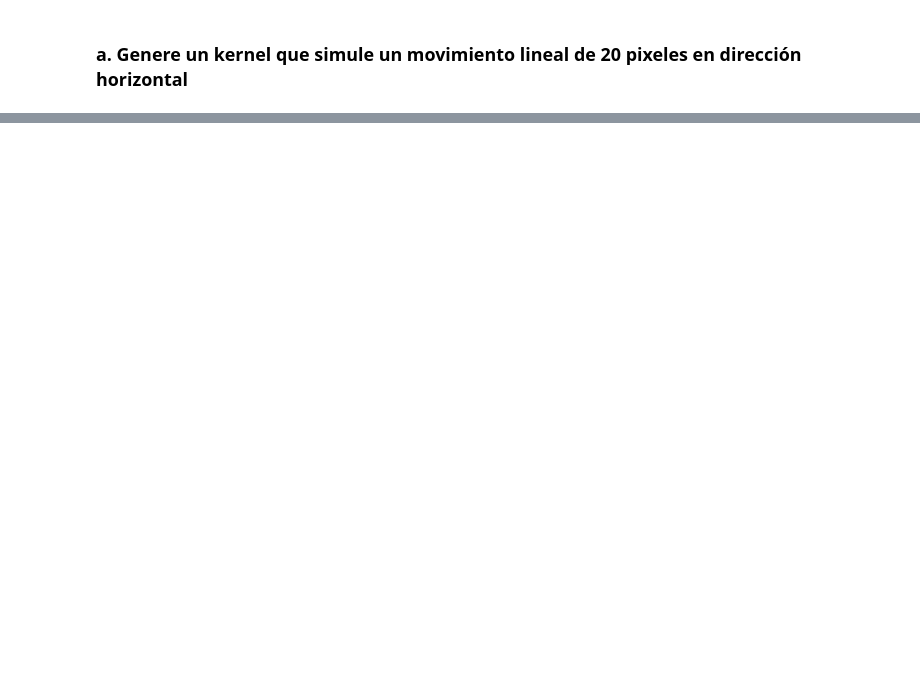
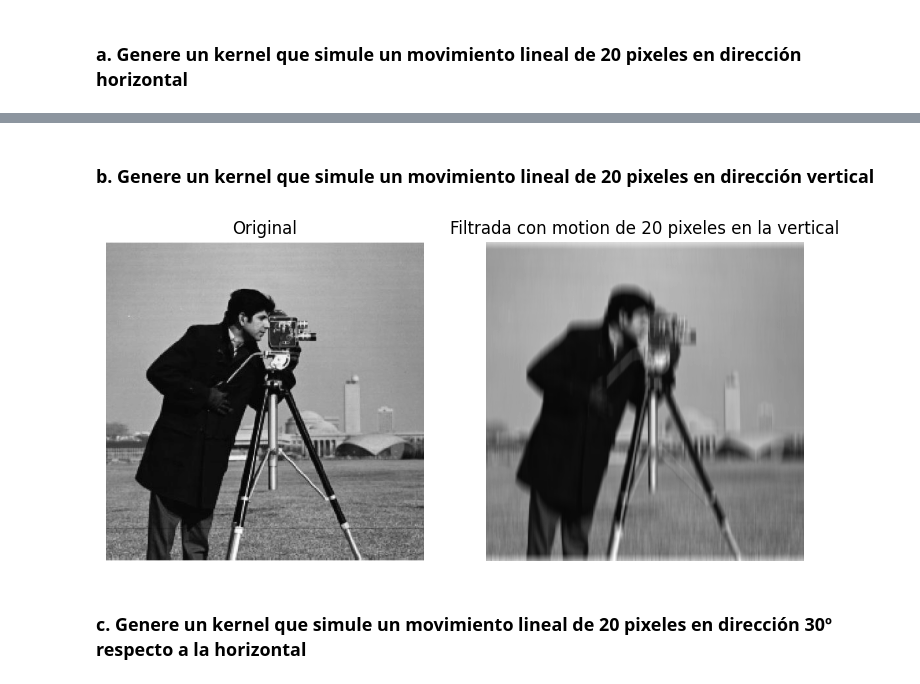
Before and after one commit to BubuDavid/Fundamentos-de-Procesamiento-Digital-de-Imagenes, a Jupyter notebook: tareas/tarea7/Tarea7_Code.ipynb, the cells around one changed output, grey strips where cells are left out. Drawn from its saved outputs; the diff is of its cells as text; code cells hidden in the pictures; blank space fills up the shorter version.

```diff
--- a/tareas/tarea7/Tarea7_Code.ipynb
+++ b/tareas/tarea7/Tarea7_Code.ipynb
@@ -470,0 +499,18 @@ Imagen de dimensiones: (490, 487), con un total de 238630 pixeles
+# %% [markdown]
+### b. Genere un kernel que simule un movimiento lineal de 20 pixeles en dirección vertical
+# %%
+# Generando el kernel
+k2 = fspecial_motion(20, 90)
+# %%
+# Bordes rellenados de 0 # nearest = replicate
+motion2 = correlate(camera, k2, mode = "nearest")
+show_imgs_row(
+    [camera, motion2],
+     is_gray = True,
+     size = (9, 9),
+     titles = ["Original", "Filtrada con motion de 20 pixeles en la vertical"]
+)
+# %% [output]
+[figure, added]
+# %% [markdown]
+### c. Genere un kernel que simule un movimiento lineal de 20 pixeles en dirección 30º respecto a la horizontal
```
Also changed, not shown: parts of 9 cells of this notebook.
